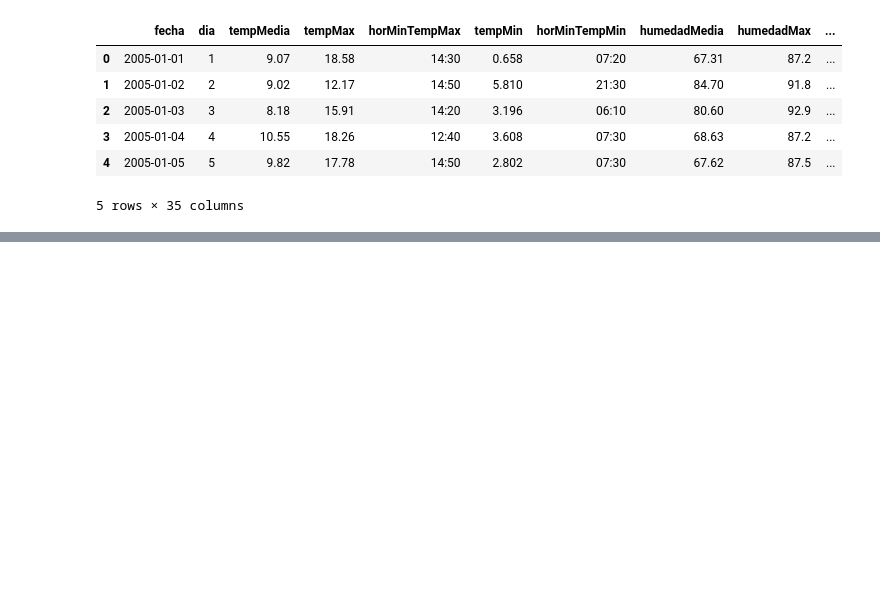
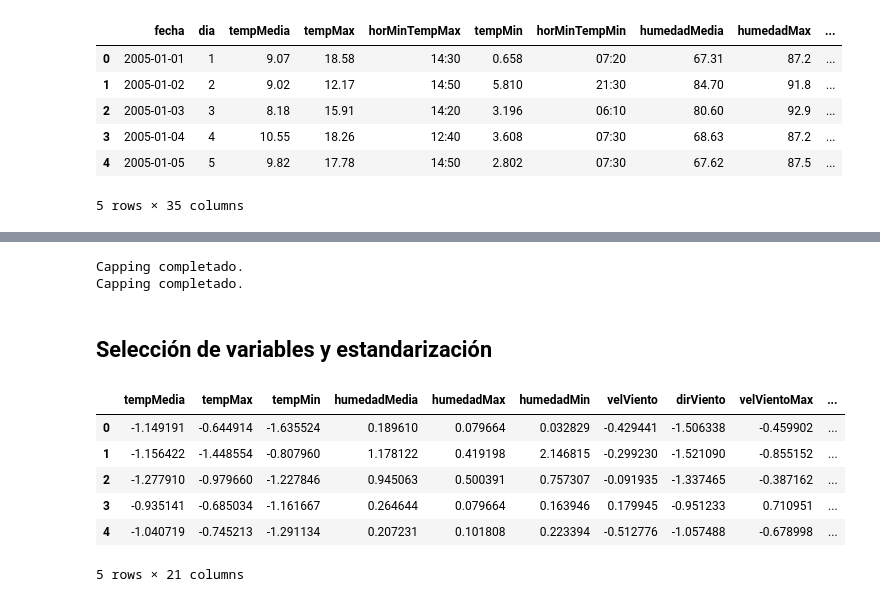
Before and after one commit to lolagj/TFM-Sistema-Riego-Agricola, a Jupyter notebook: notebooks/preparacion_datos/Preprocesamiento.ipynb, the cells around one changed output, grey strips where cells are left out. Cells and saved outputs as stored; diff of their text form; code cells hidden in the pictures; blank space fills up the shorter version.

Commit message:
Data preprocced. Generation of final datasets

```diff
--- a/notebooks/preparacion_datos/Preprocesamiento.ipynb
+++ b/notebooks/preparacion_datos/Preprocesamiento.ipynb
@@ -24,0 +334,31 @@ df_integrado.to_csv("../../data/processed/datos_integrados.csv", sep=";", index=
+# %%
+X_train = outliers_capping(X_train, var_capping)
+X_test = outliers_capping(X_test, var_capping)
+# %% [output]
+Capping completado.
+Capping completado.
+# %% [markdown]
+## Selección de variables y estandarización
+# %%
+var_num = ['tempMedia', 'tempMax', 'tempMin', 'humedadMedia', 'humedadMax',
+           'humedadMin', 'velViento', 'dirViento', 'velVientoMax', 'dirVientoVelMax',
+           'radiacion','precipitacion', 'altitud', 'lon', 'lat', 'dia_del_año_sin',
+           'dia_del_año_cos', 'año', 'mes', 'mes_sin', 'mes_cos']
+# %%
+scaler = StandardScaler()
+scaler.fit(X_train[var_num])
+X_train_scaled = scaler.transform(X_train[var_num])
+X_test_scaled = scaler.transform(X_test[var_num])
+# %%
+X_train_final = pd.DataFrame(X_train_scaled, columns=var_num, index=X_train.index)
+X_test_final = pd.DataFrame(X_test_scaled, columns=var_num, index=X_test.index)
+# %%
+X_train_final.head()
+# %% [output]
+|  | tempMedia | tempMax | tempMin | humedadMedia | humedadMax | humedadMin | velViento | dirViento | velVientoMax | ... |
+| 0 | -1.149191 | -0.644914 | -1.635524 | 0.189610 | 0.079664 | 0.032829 | -0.429441 | -1.506338 | -0.459902 | ... |
+| 1 | -1.156422 | -1.448554 | -0.807960 | 1.178122 | 0.419198 | 2.146815 | -0.299230 | -1.521090 | -0.855152 | ... |
+| 2 | -1.277910 | -0.979660 | -1.227846 | 0.945063 | 0.500391 | 0.757307 | -0.091935 | -1.337465 | -0.387162 | ... |
+| 3 | -0.935141 | -0.685034 | -1.161667 | 0.264644 | 0.079664 | 0.163946 | 0.179945 | -0.951233 | 0.710951 | ... |
+| 4 | -1.040719 | -0.745213 | -1.291134 | 0.207231 | 0.101808 | 0.223394 | -0.512776 | -1.057488 | -0.678998 | ... |
+5 rows × 21 columns
```
Also changed, not shown: parts of 47 cells of this notebook, 7 other files.
